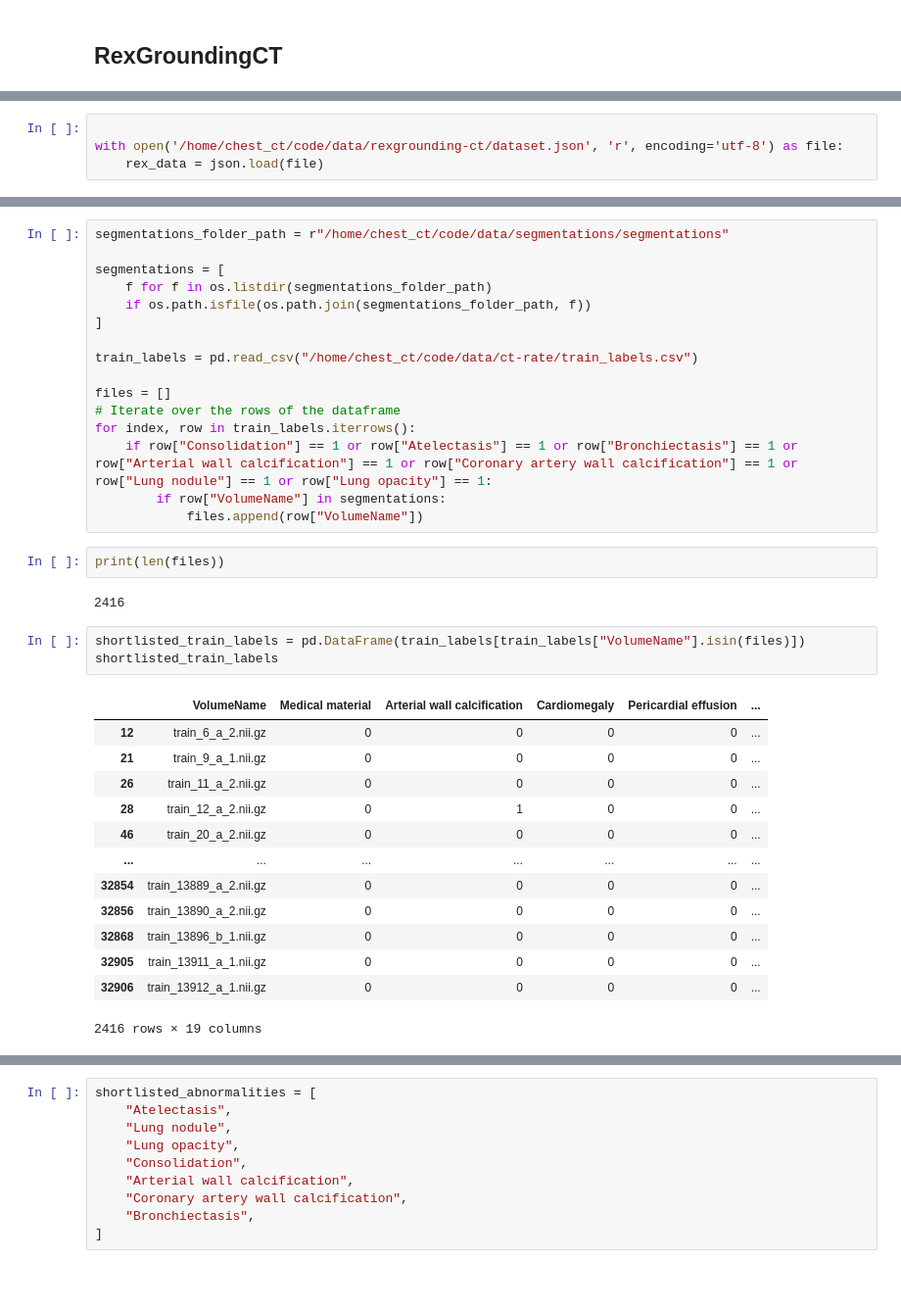
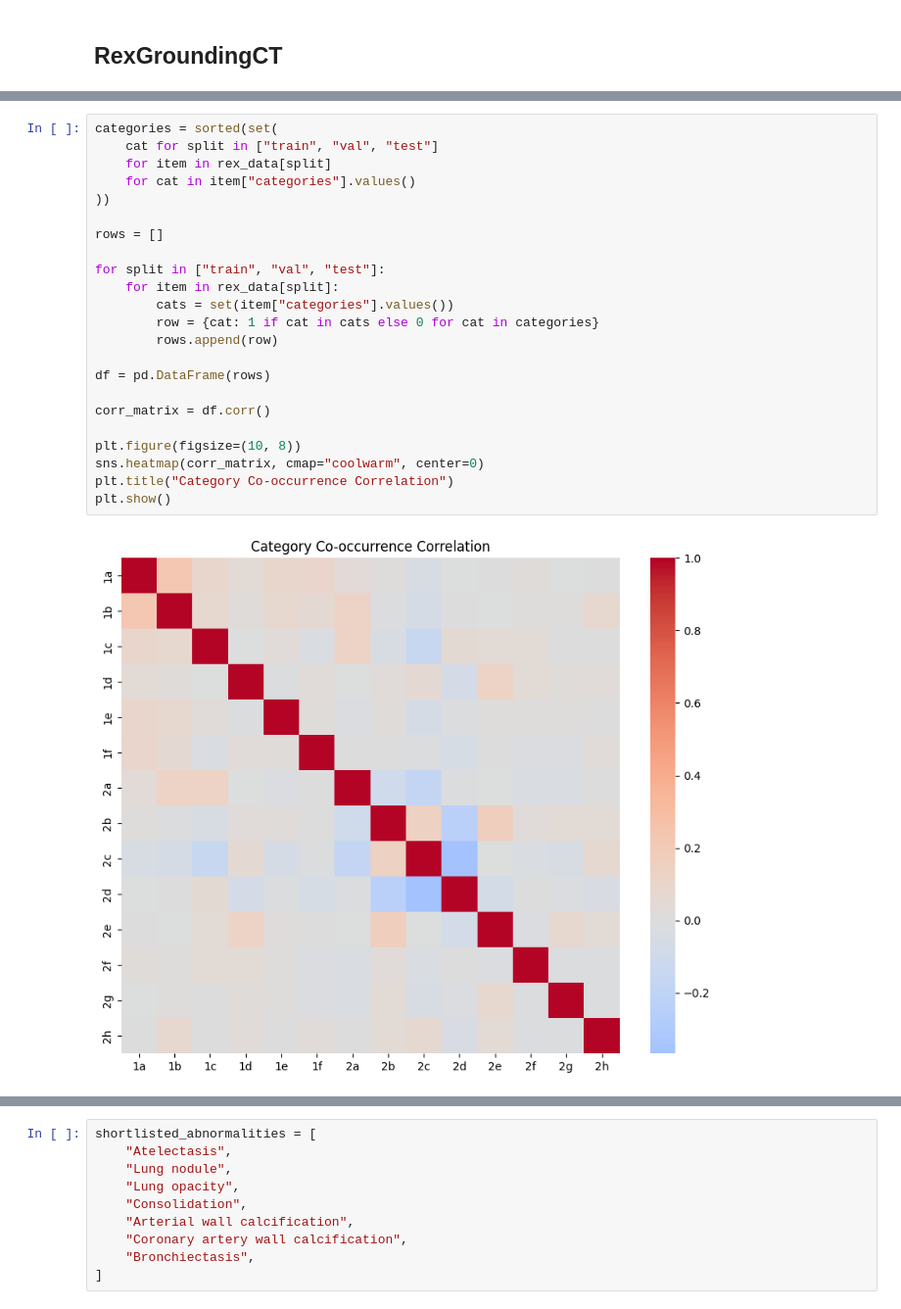
Before and after one commit to ckekula/fyp-3d-ct, a Jupyter notebook: models/eda.ipynb, the cells around one changed output, grey strips where cells are left out. Shown at 98% size. Saved outputs shown, nothing was run; the diff lists cells and outputs as text; blank space fills up the shorter version.

```diff
--- a/models/eda.ipynb
+++ b/models/eda.ipynb
@@ -287,4 +223,0 @@ valid_overlap
-# %%
-
-with open('/home/chest_ct/code/data/rexgrounding-ct/dataset.json', 'r', encoding='utf-8') as file:
-    rex_data = json.load(file)
@@ -308,37 +224,25 @@ rex_df
-# %%
-segmentations_folder_path = r"/home/chest_ct/code/data/segmentations/segmentations"
-
-segmentations = [
-    f for f in os.listdir(segmentations_folder_path)
-    if os.path.isfile(os.path.join(segmentations_folder_path, f))
-]
-
-train_labels = pd.read_csv("/home/chest_ct/code/data/ct-rate/train_labels.csv")
-
-files = []
-# Iterate over the rows of the dataframe
-for index, row in train_labels.iterrows():
-    if row["Consolidation"] == 1 or row["Atelectasis"] == 1 or row["Bronchiectasis"] == 1 or row["Arterial wall calcification"] == 1 or row["Coronary artery wall calcification"] == 1 or row["Lung nodule"] == 1 or row["Lung opacity"] == 1:
-        if row["VolumeName"] in segmentations:
-            files.append(row["VolumeName"])
-# %%
-print(len(files))
-# %% [output]
-2416
-# %%
-shortlisted_train_labels = pd.DataFrame(train_labels[train_labels["VolumeName"].isin(files)])
-shortlisted_train_labels
-# %% [output]
-|  | VolumeName | Medical material | Arterial wall calcification | Cardiomegaly | Pericardial effusion | ... |
-| 12 | train_6_a_2.nii.gz | 0 | 0 | 0 | 0 | ... |
-| 21 | train_9_a_1.nii.gz | 0 | 0 | 0 | 0 | ... |
-| 26 | train_11_a_2.nii.gz | 0 | 0 | 0 | 0 | ... |
-| 28 | train_12_a_2.nii.gz | 0 | 1 | 0 | 0 | ... |
-| 46 | train_20_a_2.nii.gz | 0 | 0 | 0 | 0 | ... |
-| ... | ... | ... | ... | ... | ... | ... |
-| 32854 | train_13889_a_2.nii.gz | 0 | 0 | 0 | 0 | ... |
-| 32856 | train_13890_a_2.nii.gz | 0 | 0 | 0 | 0 | ... |
-| 32868 | train_13896_b_1.nii.gz | 0 | 0 | 0 | 0 | ... |
-| 32905 | train_13911_a_1.nii.gz | 0 | 0 | 0 | 0 | ... |
-| 32906 | train_13912_a_1.nii.gz | 0 | 0 | 0 | 0 | ... |
-2416 rows × 19 columns
+# %%
+categories = sorted(set(
+    cat for split in ["train", "val", "test"]
+    for item in rex_data[split]
+    for cat in item["categories"].values()
+))
+
+rows = []
+
+for split in ["train", "val", "test"]:
+    for item in rex_data[split]:
+        cats = set(item["categories"].values())
+        row = {cat: 1 if cat in cats else 0 for cat in categories}
+        rows.append(row)
+
+df = pd.DataFrame(rows)
+
+corr_matrix = df.corr()
+
+plt.figure(figsize=(10, 8))
+sns.heatmap(corr_matrix, cmap="coolwarm", center=0)
+plt.title("Category Co-occurrence Correlation")
+plt.show()
+# %% [output]
+[figure, added]
```
Also changed, not shown: parts of 29 cells of this notebook, 6 other files.
